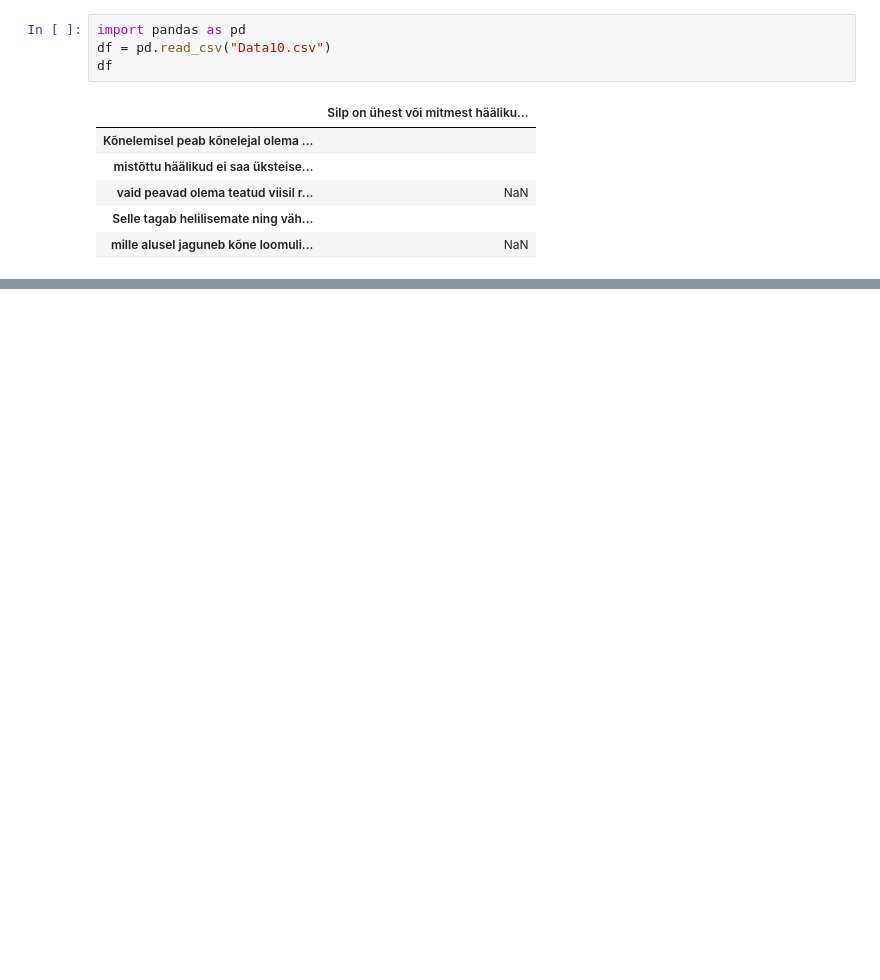
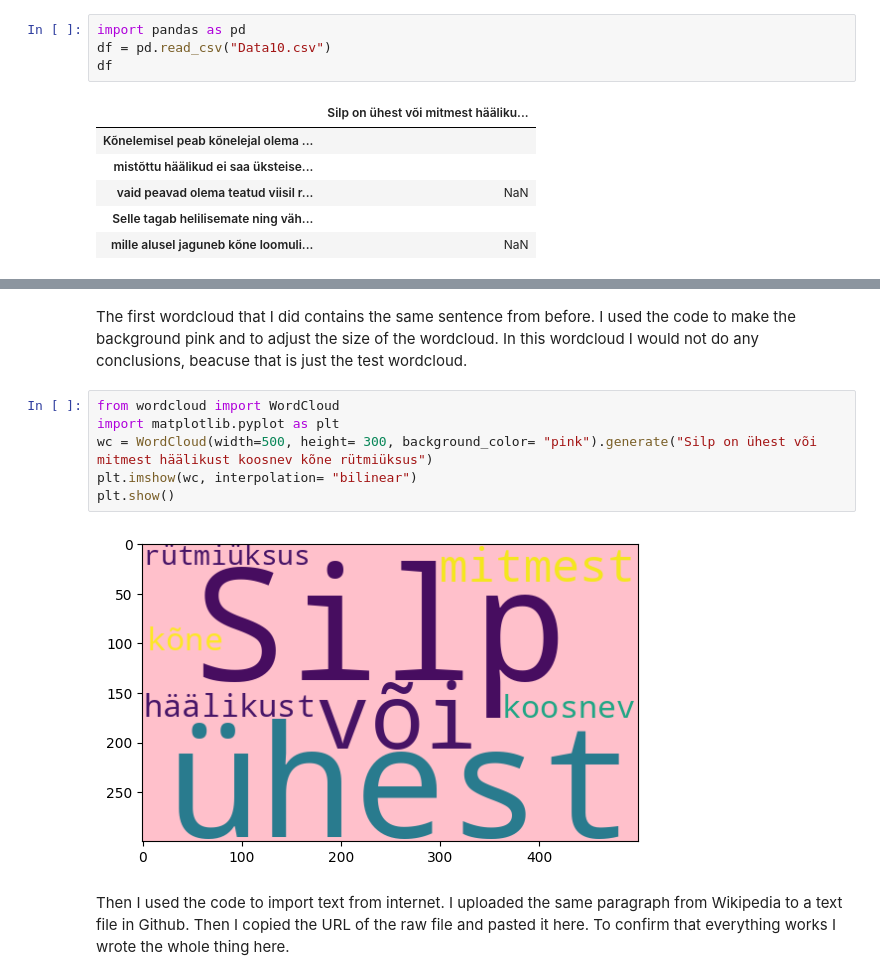
Before and after one commit to kkarnau/dt-2026-data-visualisation, a Jupyter notebook: notebooks/Digital humanities/Homework/Homework10.ipynb, the cells around one changed output, grey strips where cells are left out. Saved outputs shown, nothing was run; the diff lists cells and outputs as text; blank space fills up the shorter version.

```diff
--- a/notebooks/Digital humanities/Homework/Homework10.ipynb
+++ b/notebooks/Digital humanities/Homework/Homework10.ipynb
@@ -11,0 +67,12 @@ df
+# %% [markdown]
+The first wordcloud that I did contains the same sentence from before. I used the code to make the background pink and to adjust the size of the wordcloud. In this wordcloud I would not do any conclusions, beacuse that is just the test wordcloud.
+# %%
+from wordcloud import WordCloud
+import matplotlib.pyplot as plt
+wc = WordCloud(width=500, height= 300, background_color= "pink").generate("Silp on ühest või mitmest häälikust koosnev kõne rütmiüksus")
+plt.imshow(wc, interpolation= "bilinear")
+plt.show()
+# %% [output]
+[figure, added]
+# %% [markdown]
+Then I used the code to import text from internet. I uploaded the same paragraph from Wikipedia to a text file in Github. Then I copied the URL of the raw file and pasted it here. To confirm that everything works I wrote the whole thing here.
```
Also changed, not shown: parts of 16 cells of this notebook, 1 other file.
